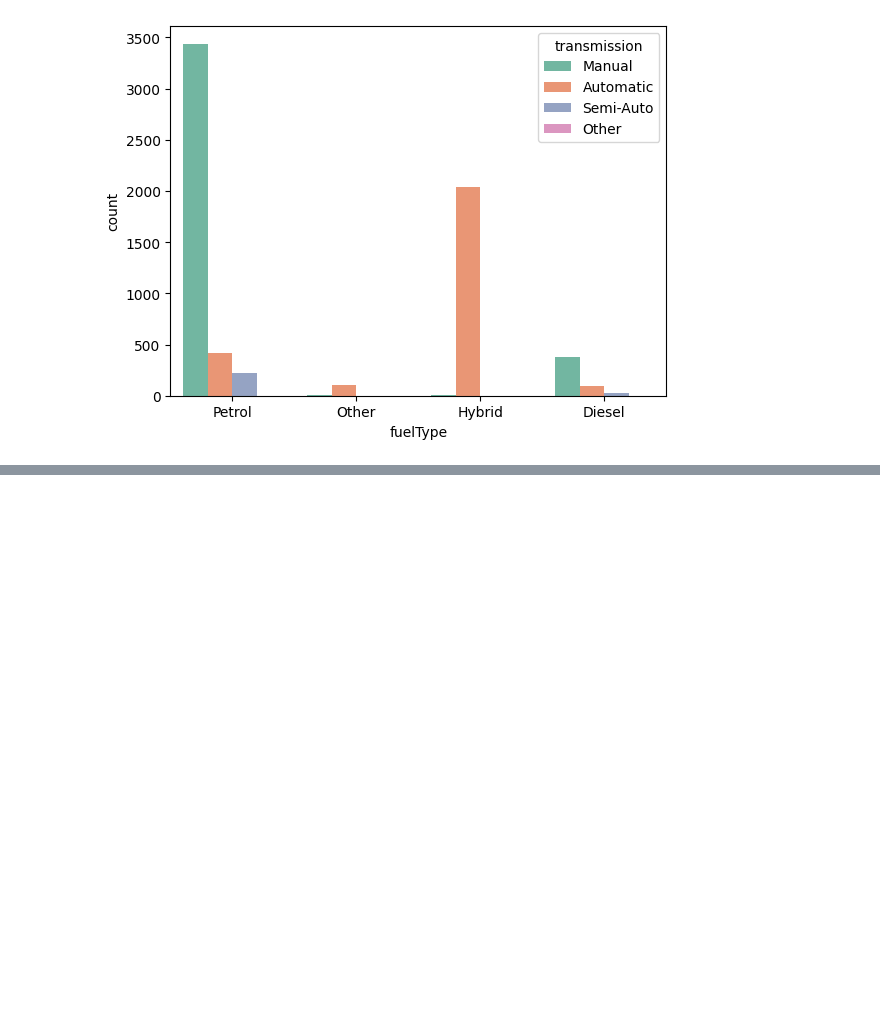
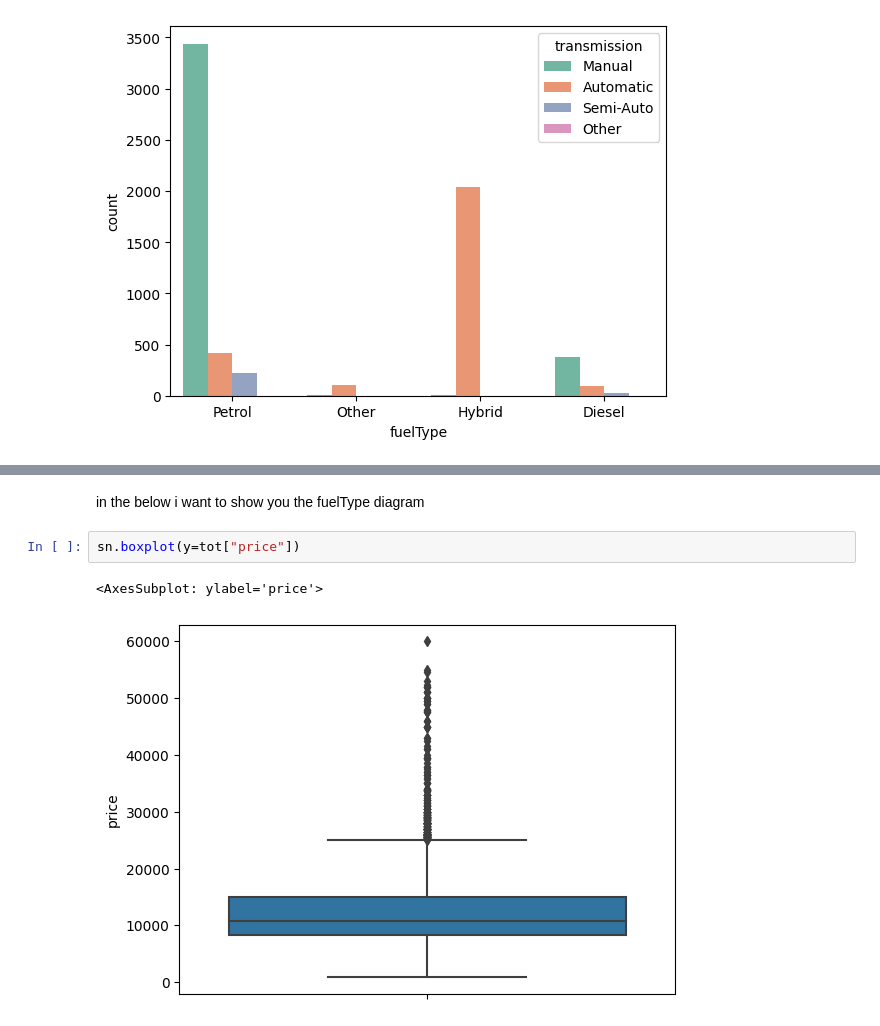
Before and after one commit to HasibullahAman/Data_Visulaization, a Jupyter notebook: Data_Visualization/Data_Visulization_Seborn.ipynb, the cells around one changed output, grey strips where cells are left out. Cells and saved outputs as stored; diff of their text form; blank space fills up the shorter version.

```diff
--- a/Data_Visualization/Data_Visulization_Seborn.ipynb
+++ b/Data_Visualization/Data_Visulization_Seborn.ipynb
@@ -303,0 +316,7 @@ sn.countplot(x="fuelType",data=tot,palette="Set2",hue="transmission")
+# %% [markdown]
+in the below i want to show you the fuelType diagram
+# %%
+sn.boxplot(y=tot["price"])
+# %% [output]
+<AxesSubplot: ylabel='price'>
+[figure, added]
```
Also changed, not shown: parts of 2 cells of this notebook.
